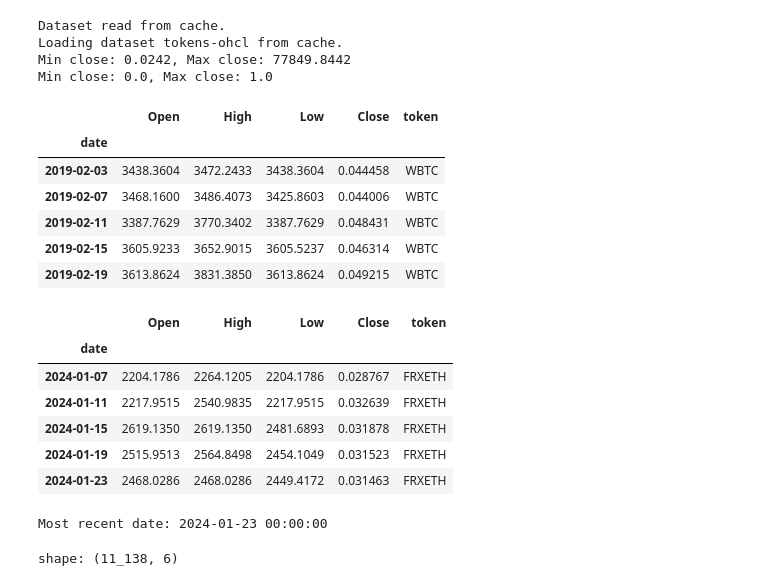
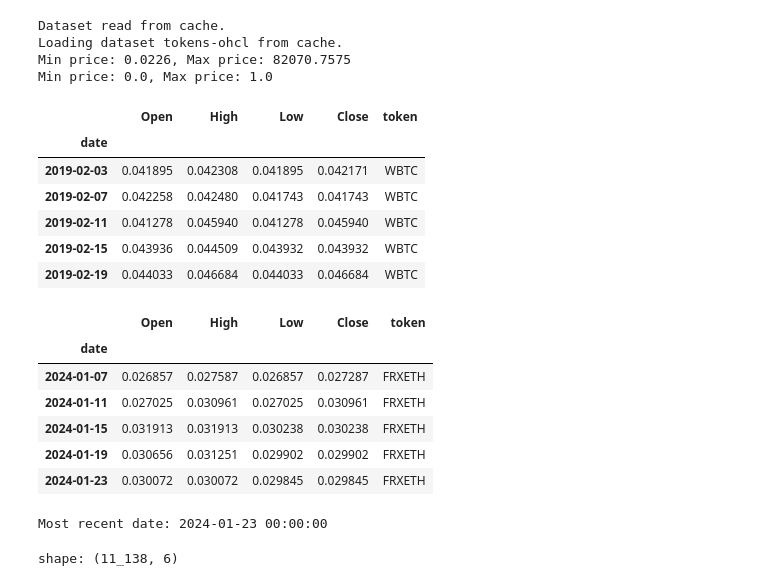
Before and after one commit to KibokoDao-Africa/TokenPricePredictionModel, a Jupyter notebook: model.ipynb, the cells around one changed output. Cells and saved outputs as stored; diff of their text form; code cells hidden in the pictures.

```diff
--- a/model.ipynb
+++ b/model.ipynb
@@ -8,40 +10,47 @@ import tensorflow as tf
 # %%
 loader = DatasetsLoader()
 df = loader.load('tokens-ohcl')
 data = df.to_pandas()
 data.set_index("date", inplace=True)    # index the date column
 
-# normalize the close column
-min_close = data["Close"].min()
-max_close = data["Close"].max()
-print(f"Min close: {min_close}, Max close: {max_close}")
-data["Close"] = (data["Close"] - min_close) / (max_close - min_close)
-print(f"Min close: {data['Close'].min()}, Max close: {data['Close'].max()}")
+prices = ['Open', 'High', 'Low', 'Close']   # the prices to predict
+
+# normalize the 4 columns
+min_price = data[prices].values.min()
+max_price = data[prices].values.max()
+print(f"Min price: {min_price}, Max price: {max_price}")
+
+data[prices] = (data[prices] - min_price) / (max_price - min_price)
+print(f"Min price: {data[prices].values.min()}, Max price: {data[prices].values.max()}")
+
+# min_price = min_price.values
+# max_price = max_price.values
+
 display(data.head())
 display(data.tail())
 
 # get the most recent date in the dataset
 most_recent_date = data.index.max()
 print(f"Most recent date: {most_recent_date}")
 # %% [output]
 Dataset read from cache.
 Loading dataset tokens-ohcl from cache.
-Min close: 0.0242, Max close: 77849.8442
-Min close: 0.0, Max close: 1.0
+Min price: 0.0226, Max price: 82070.7575
+Min price: 0.0, Max price: 1.0
 |  | Open | High | Low | Close | token |
 | date |  |  |  |  |  |
-| 2019-02-03 | 3438.3604 | 3472.2433 | 3438.3604 | 0.044458 | WBTC |
-| 2019-02-07 | 3468.1600 | 3486.4073 | 3425.8603 | 0.044006 | WBTC |
-| 2019-02-11 | 3387.7629 | 3770.3402 | 3387.7629 | 0.048431 | WBTC |
-| 2019-02-15 | 3605.9233 | 3652.9015 | 3605.5237 | 0.046314 | WBTC |
-| 2019-02-19 | 3613.8624 | 3831.3850 | 3613.8624 | 0.049215 | WBTC |
+| 2019-02-03 | 0.041895 | 0.042308 | 0.041895 | 0.042171 | WBTC |
+| 2019-02-07 | 0.042258 | 0.042480 | 0.041743 | 0.041743 | WBTC |
+| 2019-02-11 | 0.041278 | 0.045940 | 0.041278 | 0.045940 | WBTC |
+| 2019-02-15 | 0.043936 | 0.044509 | 0.043932 | 0.043932 | WBTC |
+| 2019-02-19 | 0.044033 | 0.046684 | 0.044033 | 0.046684 | WBTC |
 |  | Open | High | Low | Close | token |
 | date |  |  |  |  |  |
-| 2024-01-07 | 2204.1786 | 2264.1205 | 2204.1786 | 0.028767 | FRXETH |
-| 2024-01-11 | 2217.9515 | 2540.9835 | 2217.9515 | 0.032639 | FRXETH |
-| 2024-01-15 | 2619.1350 | 2619.1350 | 2481.6893 | 0.031878 | FRXETH |
-| 2024-01-19 | 2515.9513 | 2564.8498 | 2454.1049 | 0.031523 | FRXETH |
-| 2024-01-23 | 2468.0286 | 2468.0286 | 2449.4172 | 0.031463 | FRXETH |
+| 2024-01-07 | 0.026857 | 0.027587 | 0.026857 | 0.027287 | FRXETH |
+| 2024-01-11 | 0.027025 | 0.030961 | 0.027025 | 0.030961 | FRXETH |
+| 2024-01-15 | 0.031913 | 0.031913 | 0.030238 | 0.030238 | FRXETH |
+| 2024-01-19 | 0.030656 | 0.031251 | 0.029902 | 0.029902 | FRXETH |
+| 2024-01-23 | 0.030072 | 0.030072 | 0.029845 | 0.029845 | FRXETH |
 Most recent date: 2024-01-23 00:00:00
 # %%
 display(df)
```
Also changed, not shown: parts of 8 cells of this notebook, 4 other files.
